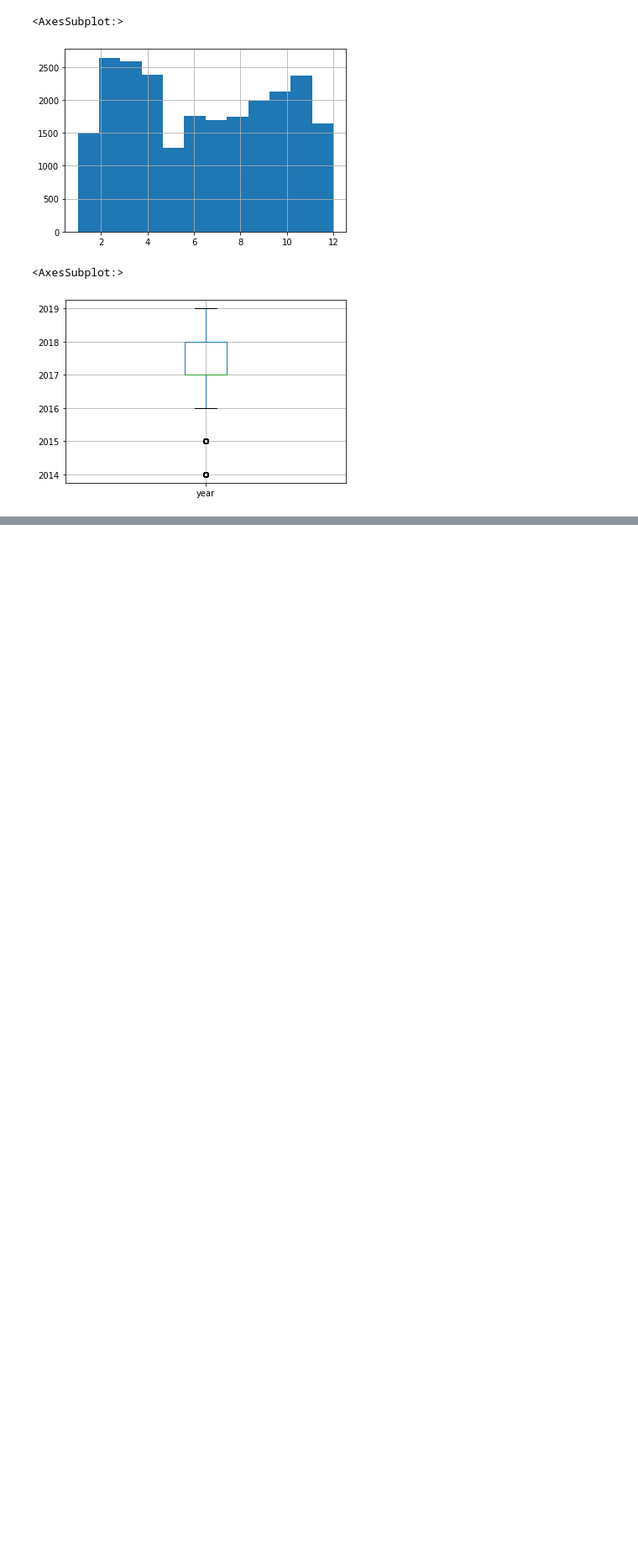
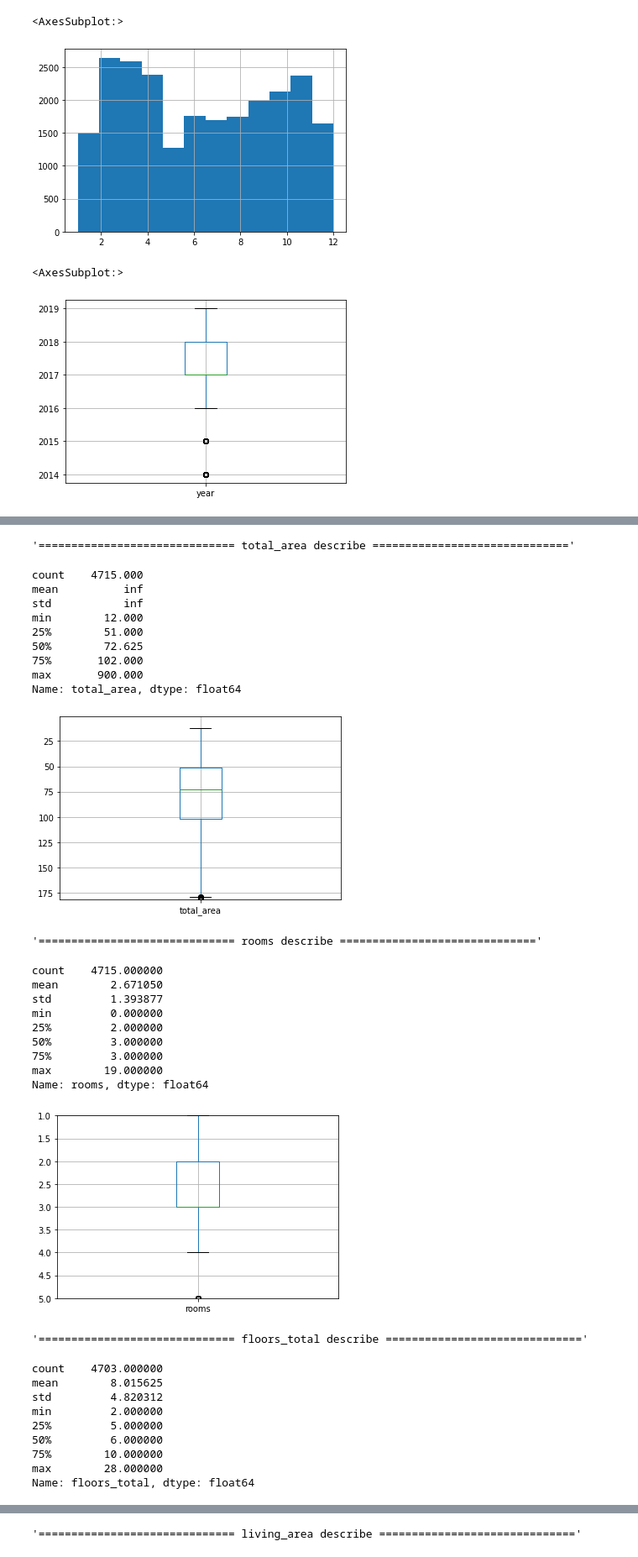
Before and after one commit to versus666jzx/practicum_ds, a Jupyter notebook: market_value_of_real_estate_research/notebooks/market_price.ipynb, the cells around one changed output, grey strips where cells are left out. Shown: that part at 84% size. Drawn from its saved outputs; the diff is of its cells as text; code cells hidden in the pictures; blank space fills up the shorter version.

```diff
--- a/market_value_of_real_estate_research/notebooks/market_price.ipynb
+++ b/market_value_of_real_estate_research/notebooks/market_price.ipynb
@@ -478,12 +478,12 @@ Name: days_exposition, dtype: float64
 # %% [markdown]
 Опишем выбивающиеся значения
 # %%
-columns = ['last_price', 'rooms', 'days_exposition', 'total_area']
-
+columns = ['living_area', 'kitchen_area', 'balcony', 'last_price', 'rooms', 'days_exposition', 'total_area']
+# выбивающиеся значения - все, что лежит в диапазоне менее 0.05 квантиля и более 0.95 квантиля
 for column in columns:
     display("="*80)
     display(f"Для колонки {column} выбивающиеся значения являются следующими:")
-    display(f"Все, что меньше: {round(abs(data[column].quantile(0.75) + (1.5 * (data[column].quantile(0.25) - data[column].quantile(0.75)))), 2)}")
-    display(f"Все, что больше: {round(data[column].quantile(0.25) - (1.5 * (data[column].quantile(0.25) - data[column].quantile(0.75))), 2)}")
+    display(f"Все, что меньше: {data[column].quantile(0.05)}")
+    display(f"Все, что больше: {data[column].quantile(0.95)}")
 # %% [output]
 '================================================================================'
@@ -564,0 +635,45 @@ print(f'int8: {2**8}; int16: {2**16}, int32: {2**32}, int64: {2**64}')
+# %%
+# изучим следующие параметры: площадь, количество комнат, этажность дома, жилая площадь, этаж квартиры, площадь кухни, цену
+# выберем соответствующие колонки
+columns = ['total_area', 'rooms', 'floors_total', 'living_area', 'floor', 'kitchen_area', 'price_in_millions']
+# получим данные по квартирам, расположенным в центре
+spb_data_center = spb_data.query("nearest_to_km <= 9")
+# построим визуализации
+for column in columns:
+    plt.ylim(spb_data_center[column].quantile(0.95))
+    display(f"{'='*30} { column } describe {'='*30}")
+    display(spb_data_center[column].describe())
+    plt.show(spb_data_center.boxplot(column=column))
+# %% [output]
+'============================== total_area describe =============================='
+count    4715.000
+mean          inf
+std           inf
+min        12.000
+25%        51.000
+50%        72.625
+75%       102.000
+max       900.000
+Name: total_area, dtype: float64
+[figure, added]
+'============================== rooms describe =============================='
+count    4715.000000
+mean        2.671050
+std         1.393877
+min         0.000000
+25%         2.000000
+50%         3.000000
+75%         3.000000
+max        19.000000
+Name: rooms, dtype: float64
+[figure, added]
+'============================== floors_total describe =============================='
+count    4703.000000
+mean        8.015625
+std         4.820312
+min         2.000000
+25%         5.000000
+50%         6.000000
+75%        10.000000
+max        28.000000
+Name: floors_total, dtype: float64
@@ -564,0 +681 @@ print(f'int8: {2**8}; int16: {2**16}, int32: {2**32}, int64: {2**64}')
+'============================== living_area describe =============================='
```
Also changed, not shown: parts of 20 cells of this notebook.
